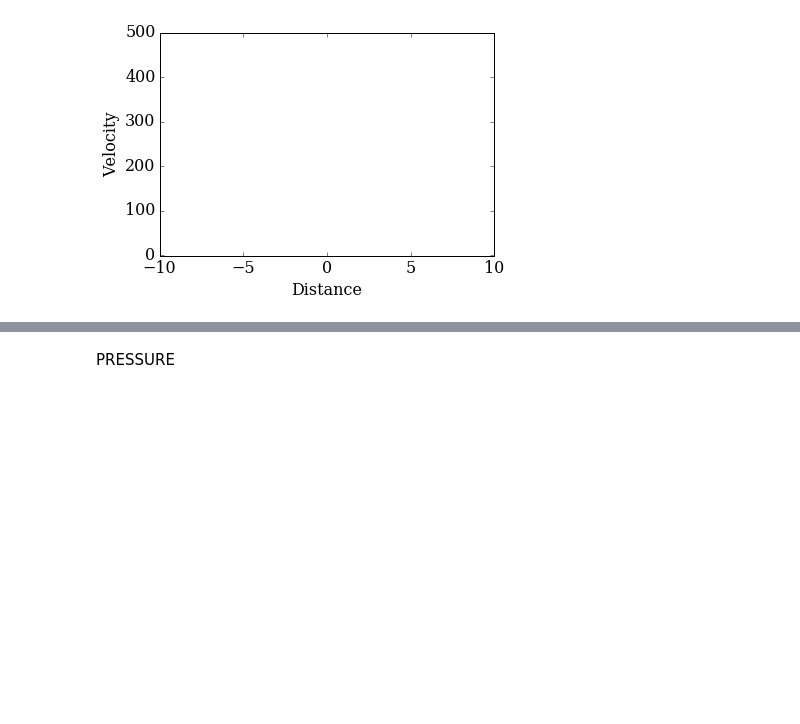
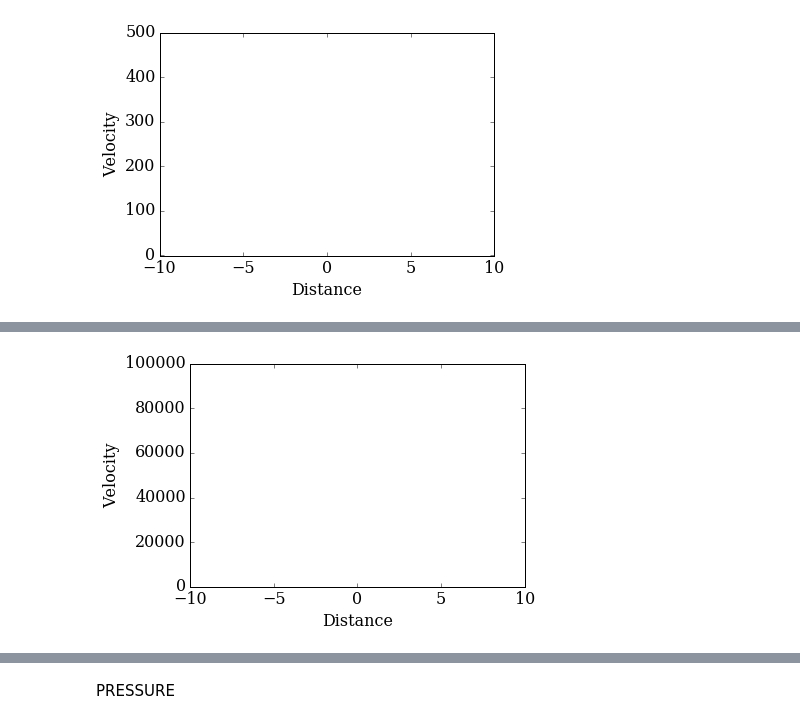
Before and after one commit to Krynski/numerical-mooc, a Jupyter notebook: working/Untitled Folder/Sod's Shock Tube Solution.ipynb, the cells around one changed output, grey strips where cells are left out. Cells and saved outputs as stored; diff of their text form; code cells hidden in the pictures; blank space fills up the shorter version.

```diff
--- a/working/Untitled Folder/Sod's Shock Tube Solution.ipynb
+++ b/working/Untitled Folder/Sod's Shock Tube Solution.ipynb
@@ -244,0 +248,6 @@ HTML(anim.to_html5_video())
+# %%
+fig = pyplot.figure();
+ax = pyplot.axes(xlim=(-10,10),ylim=(-1,100000),xlabel=('Distance'),ylabel=('Velocity'));
+line, = ax.plot([],[],color='#003366', lw=2);
+# %% [output]
+[figure, added]
```
Also changed, not shown: parts of 12 cells of this notebook.
